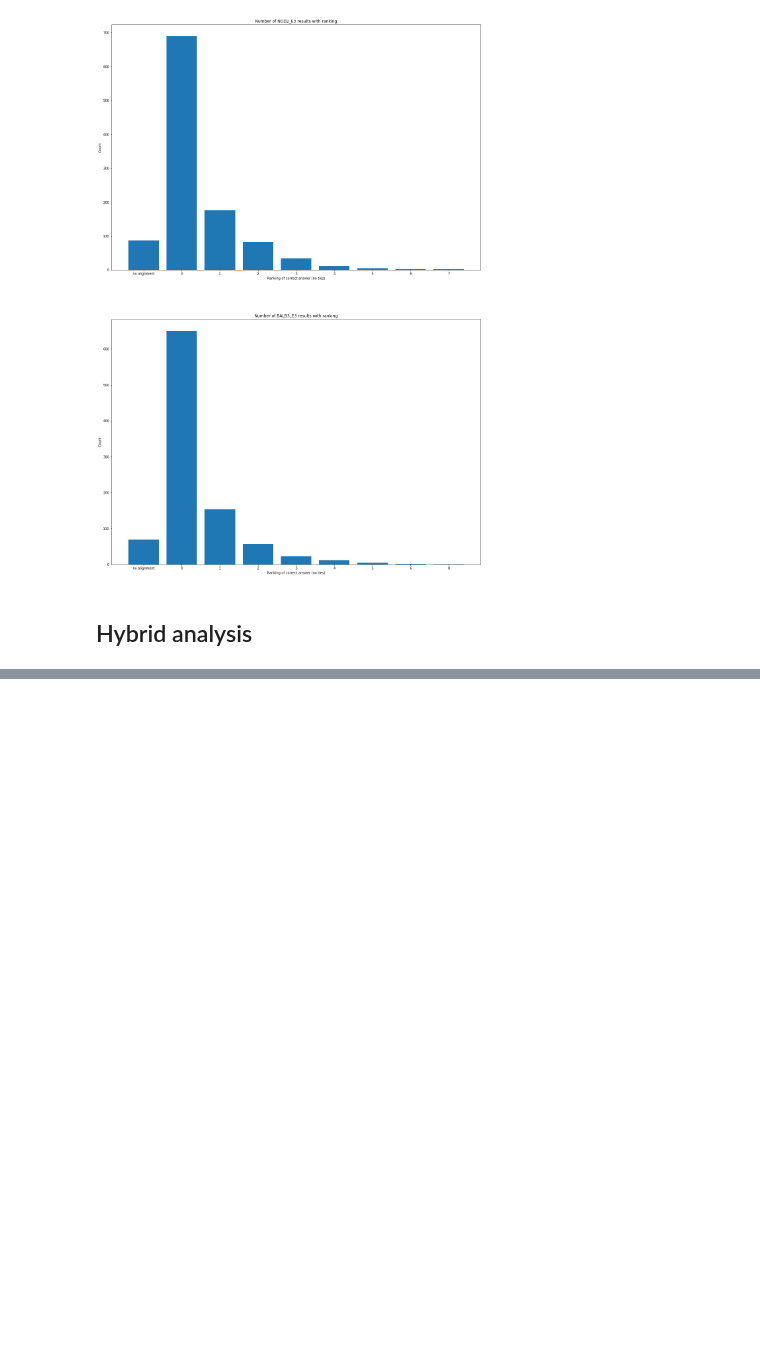
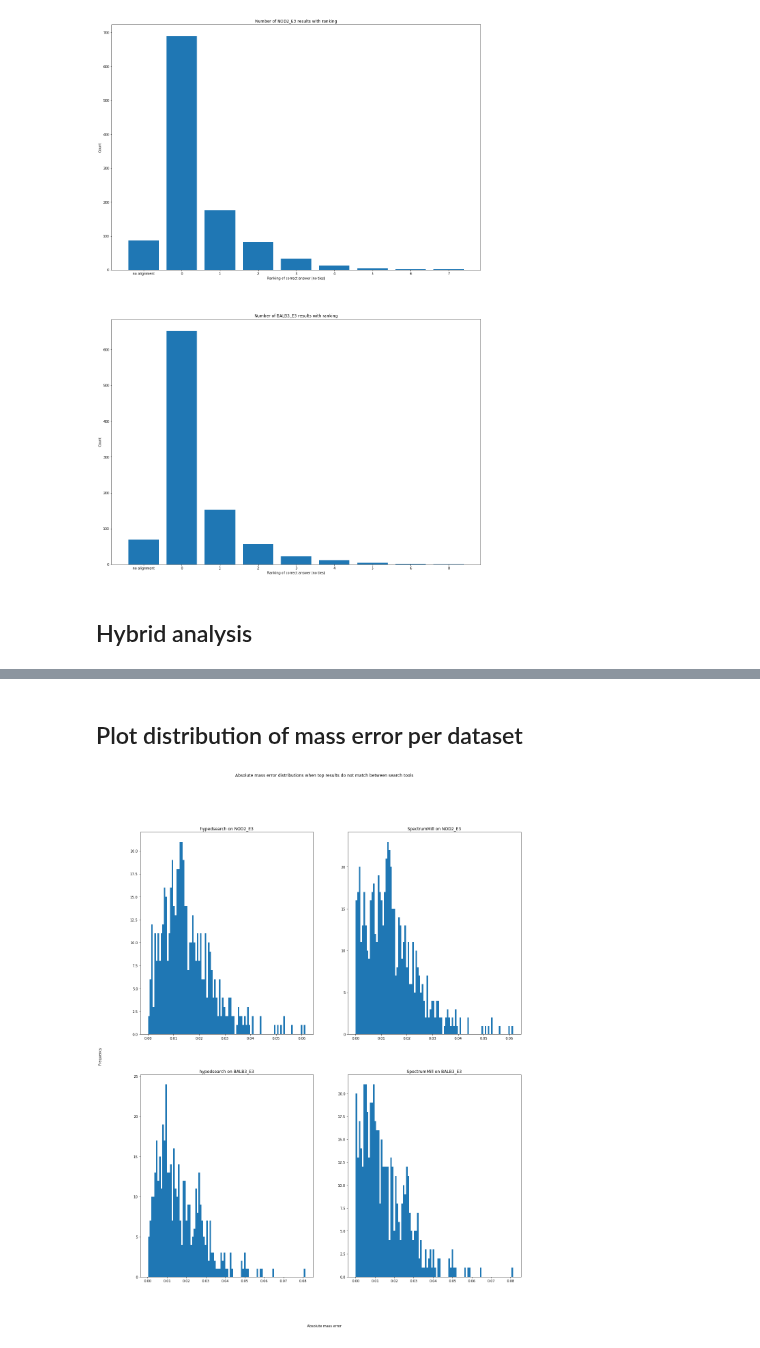
Before and after one commit to zmcgrath96/hypedsearch, a Jupyter notebook: testing framework/jupyter notebooks/Multiple Datasets Post Analysis.ipynb, the cells around one changed output, grey strips where cells are left out. Cells and saved outputs as stored; diff of their text form; code cells hidden in the pictures; blank space fills up the shorter version.

```diff
--- a/testing framework/jupyter notebooks/Multiple Datasets Post Analysis.ipynb
+++ b/testing framework/jupyter notebooks/Multiple Datasets Post Analysis.ipynb
@@ -527,0 +611,23 @@ Missed 5/14 hybrids for dataset BALB3_E3
+# %% [markdown]
+## Plot distribution of mass error per dataset
+# %%
+num_row = len(individual_hs_rank_tme)
+
+fig, axes = plt.subplots(num_row, 2, figsize=(20, 12 * num_row))
+
+fig.text(0.5, 0.04, 'Absolute mass error', ha='center')
+fig.text(0.04, 0.5, 'Frequency', va='center', rotation='vertical')
+
+fig.suptitle('Absolute mass error distributions when top results do not match between search tools')
+
+for i, (hs_rank_tme, sm_rank_tme) in enumerate(zip(individual_hs_rank_tme, individual_sm_rank_tme)):
+
+    dataset_name = datasets[i].highest_dir.split('/')[-2]
+
+    axes[i][0].hist([x[1] for x in hs_rank_tme], bins=100)
+    axes[i][0].set_title(f'hypedsearch on {dataset_name}')
+
+    axes[i][1].hist([x[1] for x in sm_rank_tme], bins=100)
+    axes[i][1].set_title(f'SpectrumMill on {dataset_name}')
+# %% [output]
+[figure, added]
```
Also changed, not shown: parts of 10 cells of this notebook, 7 other files.
